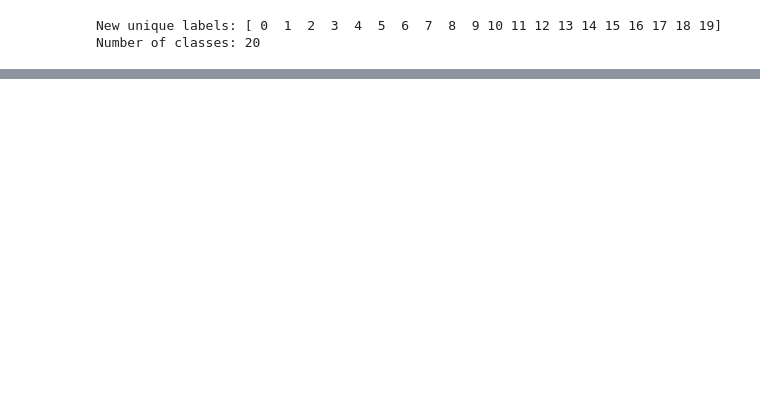
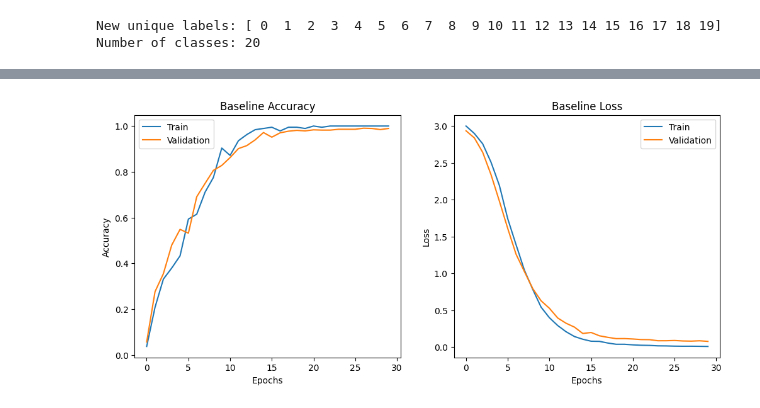
Before and after one commit to shrav-jally/DL_Lab_Sem6, a Jupyter notebook: DLLabCMU.ipynb, the cells around one changed output, grey strips where cells are left out. Drawn from its saved outputs; the diff is of its cells as text; code cells hidden in the pictures; blank space fills up the shorter version.

```diff
--- a/DLLabCMU.ipynb
+++ b/DLLabCMU.ipynb
@@ -150,22 +149,23 @@ print("Number of classes:", len(np.unique(y)))
 New unique labels: [ 0  1  2  3  4  5  6  7  8  9 10 11 12 13 14 15 16 17 18 19]
 Number of classes: 20
 # %%
-#train-test-validation split
 from sklearn.model_selection import train_test_split
 from tensorflow.keras.utils import to_categorical
 import numpy as np
 
-NUM_CLASSES = len(np.unique(y))  # should be 33
+# Ensure NUM_CLASSES is dynamically set based on unique labels found
+NUM_CLASSES = len(np.unique(y))
 
-# First split: Train (70%) + Temp (30%)
+# First split: Train (10%) + Temp (90%)
+# We use a very small training set to intentionally cause overfitting
 X_train, X_temp, y_train, y_temp = train_test_split(
     X, y,
-    test_size=0.30,
+    test_size=0.90,
     stratify=y,
     random_state=42
 )
 
-# Second split: Validation (15%) + Test (15%)
+# Second split: Split the 90% into two equal halves (45% Val, 45% Test)
 X_val, X_test, y_val, y_test = train_test_split(
     X_temp, y_temp,
     test_size=0.50,
@@ -178,7 +178,8 @@ y_train = to_categorical(y_train, NUM_CLASSES)
 y_val   = to_categorical(y_val, NUM_CLASSES)
 y_test  = to_categorical(y_test, NUM_CLASSES)
 
-print("Train:", X_train.shape)
-print("Validation:", X_val.shape)
-print("Test:", X_test.shape)
+print(f"Total samples: {len(X)}")
+print(f"Train: {X_train.shape[0]} samples (The model's 'study material')")
+print(f"Validation: {X_val.shape[0]} samples (The 'practice exam')")
+print(f"Test: {X_test.shape[0]} samples (The 'final exam')")
 # %% [output]
@@ -185,0 +241,27 @@ IndexError: index 29 is out of bounds for axis 1 with size 20
+# %%
+#plotting learning curves
+import matplotlib.pyplot as plt
+
+plt.figure(figsize=(12,5))
+
+# Accuracy Plot
+plt.subplot(1,2,1)
+plt.plot(history_baseline.history['accuracy'], label='Train')
+plt.plot(history_baseline.history['val_accuracy'], label='Validation')
+plt.title("Baseline Accuracy")
+plt.xlabel("Epochs")
+plt.ylabel("Accuracy")
+plt.legend()
+
+# Loss Plot
+plt.subplot(1,2,2)
+plt.plot(history_baseline.history['loss'], label='Train')
+plt.plot(history_baseline.history['val_loss'], label='Validation')
+plt.title("Baseline Loss")
+plt.xlabel("Epochs")
+plt.ylabel("Loss")
+plt.legend()
+
+plt.show()
+# %% [output]
+[figure, added]
```
Also changed, not shown: parts of 12 cells of this notebook.
